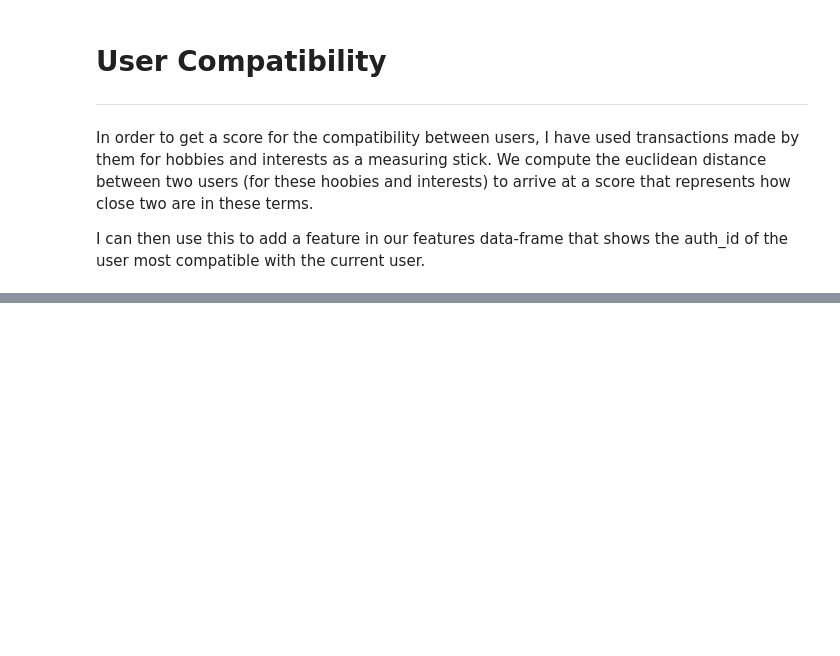
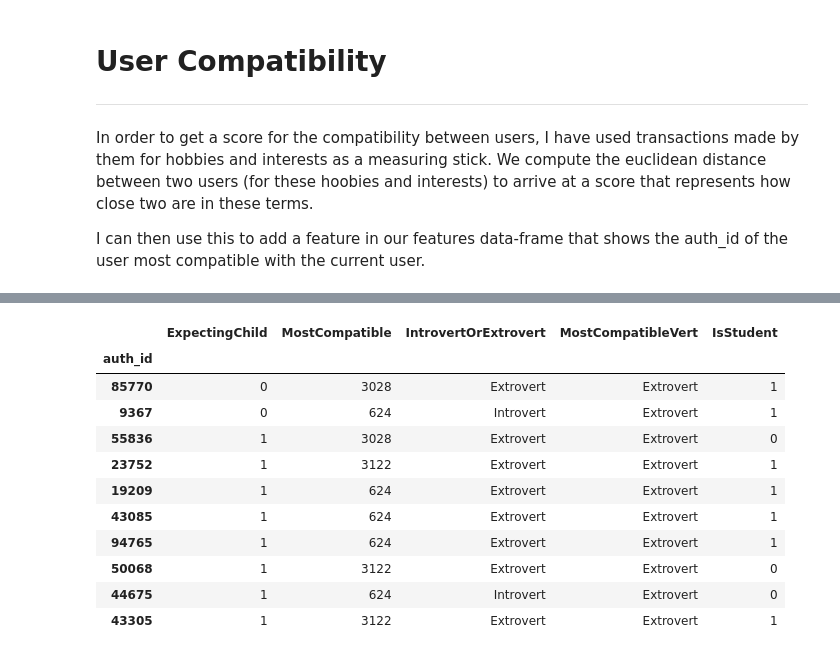
Before and after one commit to sameerraghuram/intuit-rit-challenge-submission, a Jupyter notebook: rit-intuit-challenge.ipynb, the cells around one changed output, grey strips where cells are left out. Cells and saved outputs as stored; diff of their text form; code cells hidden in the pictures; blank space fills up the shorter version.

```diff
--- a/rit-intuit-challenge.ipynb
+++ b/rit-intuit-challenge.ipynb
@@ -364,0 +446,15 @@ UserFeatures().get().sample(5)
+# %%
+UserFeatures().get().sample(10)
+# %% [output]
+|  | ExpectingChild | MostCompatible | IntrovertOrExtrovert | MostCompatibleVert | IsStudent |
+| auth_id |  |  |  |  |  |
+| 85770 | 0 | 3028 | Extrovert | Extrovert | 1 |
+| 9367 | 0 | 624 | Introvert | Extrovert | 1 |
+| 55836 | 1 | 3028 | Extrovert | Extrovert | 0 |
+| 23752 | 1 | 3122 | Extrovert | Extrovert | 1 |
+| 19209 | 1 | 624 | Extrovert | Extrovert | 1 |
+| 43085 | 1 | 624 | Extrovert | Extrovert | 1 |
+| 94765 | 1 | 624 | Extrovert | Extrovert | 1 |
+| 50068 | 1 | 3122 | Extrovert | Extrovert | 0 |
+| 44675 | 1 | 624 | Introvert | Extrovert | 0 |
+| 43305 | 1 | 3122 | Extrovert | Extrovert | 1 |
```
Also changed, not shown: parts of 28 cells of this notebook.
